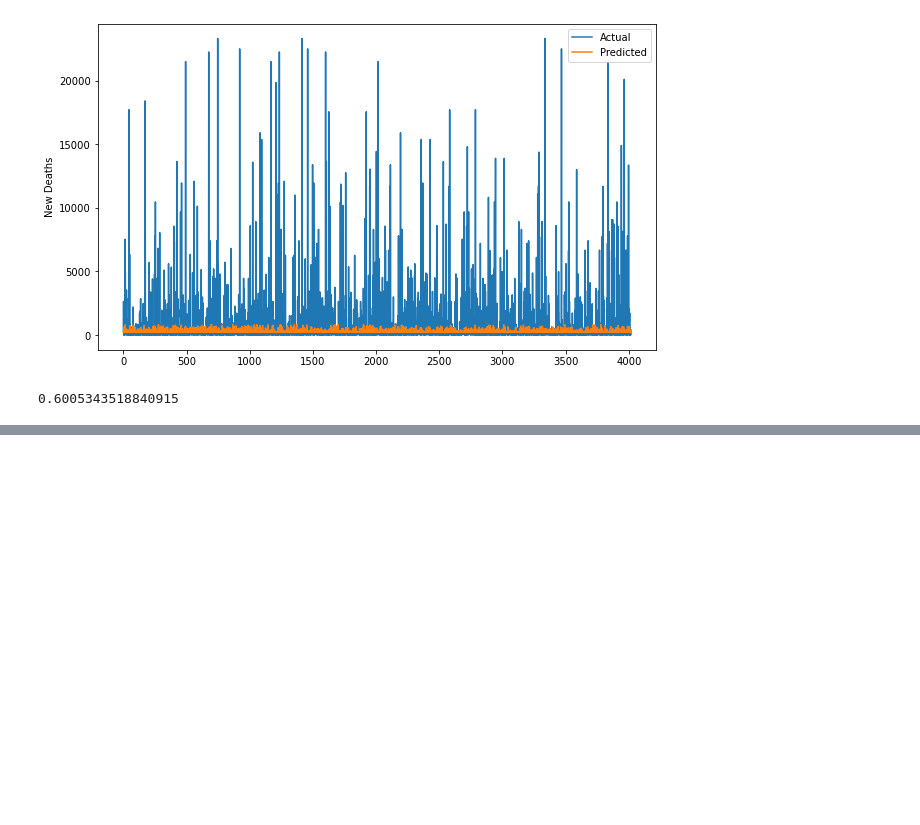
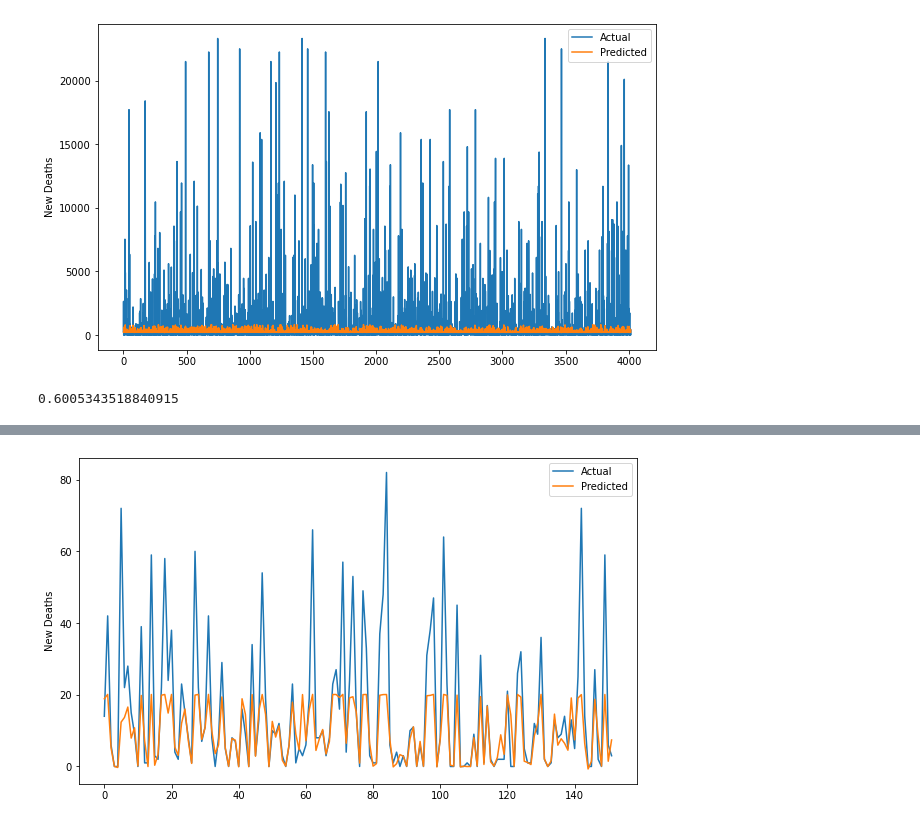
Before and after one commit to y-ginther/DS-Capstone, a Jupyter notebook: LSTMv2_c.ipynb, the cells around one changed output, grey strips where cells are left out. Drawn from its saved outputs; the diff is of its cells as text; code cells hidden in the pictures; blank space fills up the shorter version.

```diff
--- a/LSTMv2_c.ipynb
+++ b/LSTMv2_c.ipynb
@@ -486,0 +682,9 @@ mase
+# %%
+train_pred = model.predict(X_train.reshape((-1, sequence_length, 1)))
+plt.figure(figsize=(10, 6))
+plt.plot(y_train, label='Actual')
+plt.plot(train_pred, label='Predicted')
+plt.ylabel('New Deaths')
+plt.legend()
+plt.show()
+# %% [output]
@@ -486,0 +692 @@ mase
+[figure, added]
```
Also changed, not shown: parts of 19 cells of this notebook.
